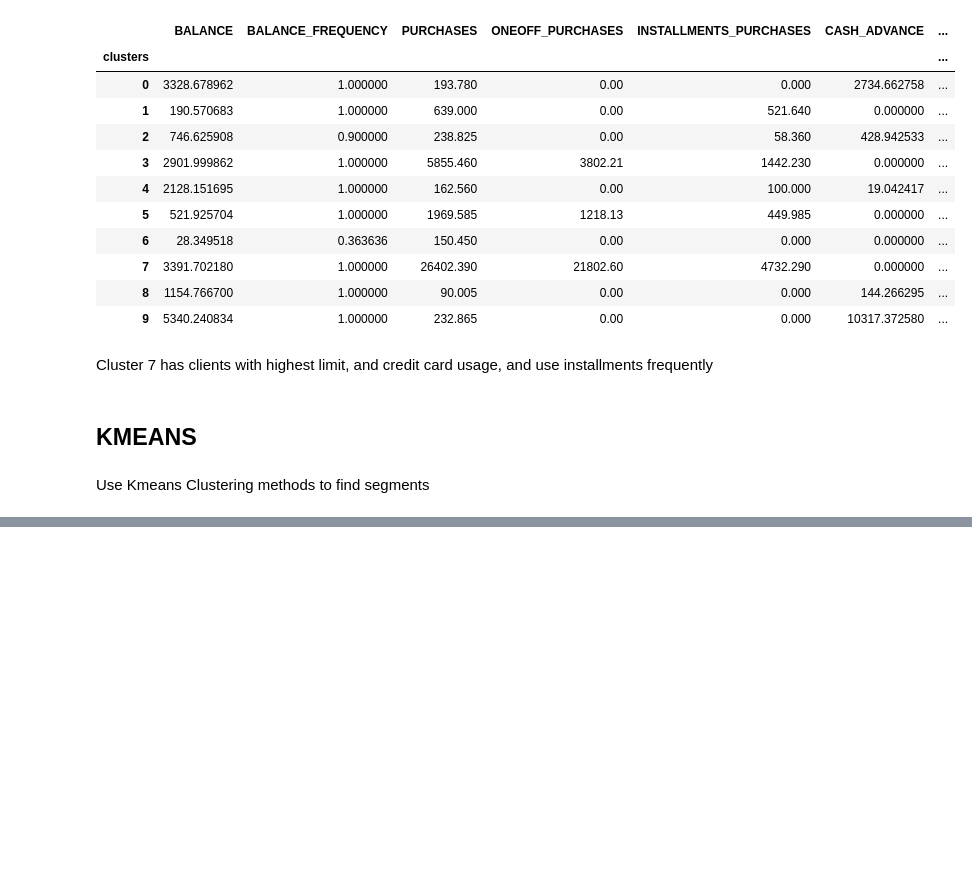
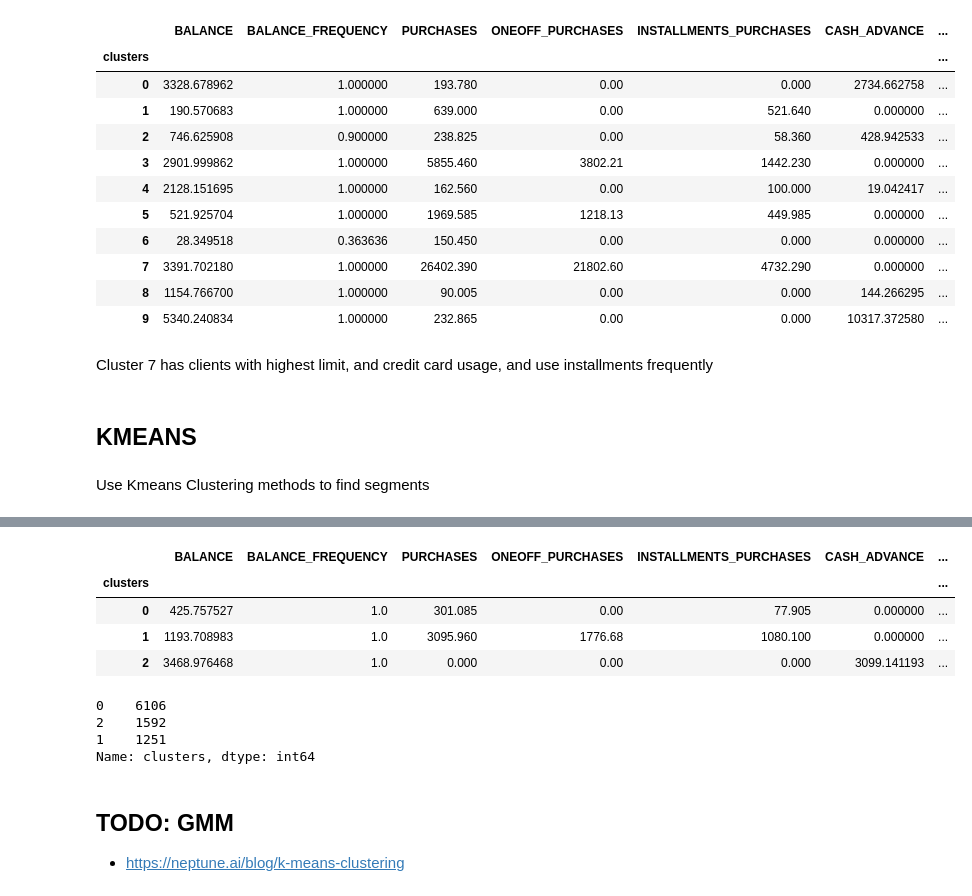
Before and after one commit to LeventSoykan/Credit_Card_Data_Clustering, a Jupyter notebook: clustering.ipynb, the cells around one changed output, grey strips where cells are left out. Cells and saved outputs as stored; diff of their text form; code cells hidden in the pictures; blank space fills up the shorter version.

```diff
--- a/clustering.ipynb
+++ b/clustering.ipynb
@@ -343,0 +368,18 @@ from sklearn.cluster import KMeans
+# %%
+df.groupby('clusters').agg('median')
+# %% [output]
+|  | BALANCE | BALANCE_FREQUENCY | PURCHASES | ONEOFF_PURCHASES | INSTALLMENTS_PURCHASES | CASH_ADVANCE | ... |
+| clusters |  |  |  |  |  |  | ... |
+| 0 | 425.757527 | 1.0 | 301.085 | 0.00 | 77.905 | 0.000000 | ... |
+| 1 | 1193.708983 | 1.0 | 3095.960 | 1776.68 | 1080.100 | 0.000000 | ... |
+| 2 | 3468.976468 | 1.0 | 0.000 | 0.00 | 0.000 | 3099.141193 | ... |
+# %%
+df['clusters'].value_counts()
+# %% [output]
+0    6106
+2    1592
+1    1251
+Name: clusters, dtype: int64
+# %% [markdown]
+## TODO: GMM
+* https://neptune.ai/blog/k-means-clustering
```
Also changed, not shown: parts of 5 cells of this notebook.
